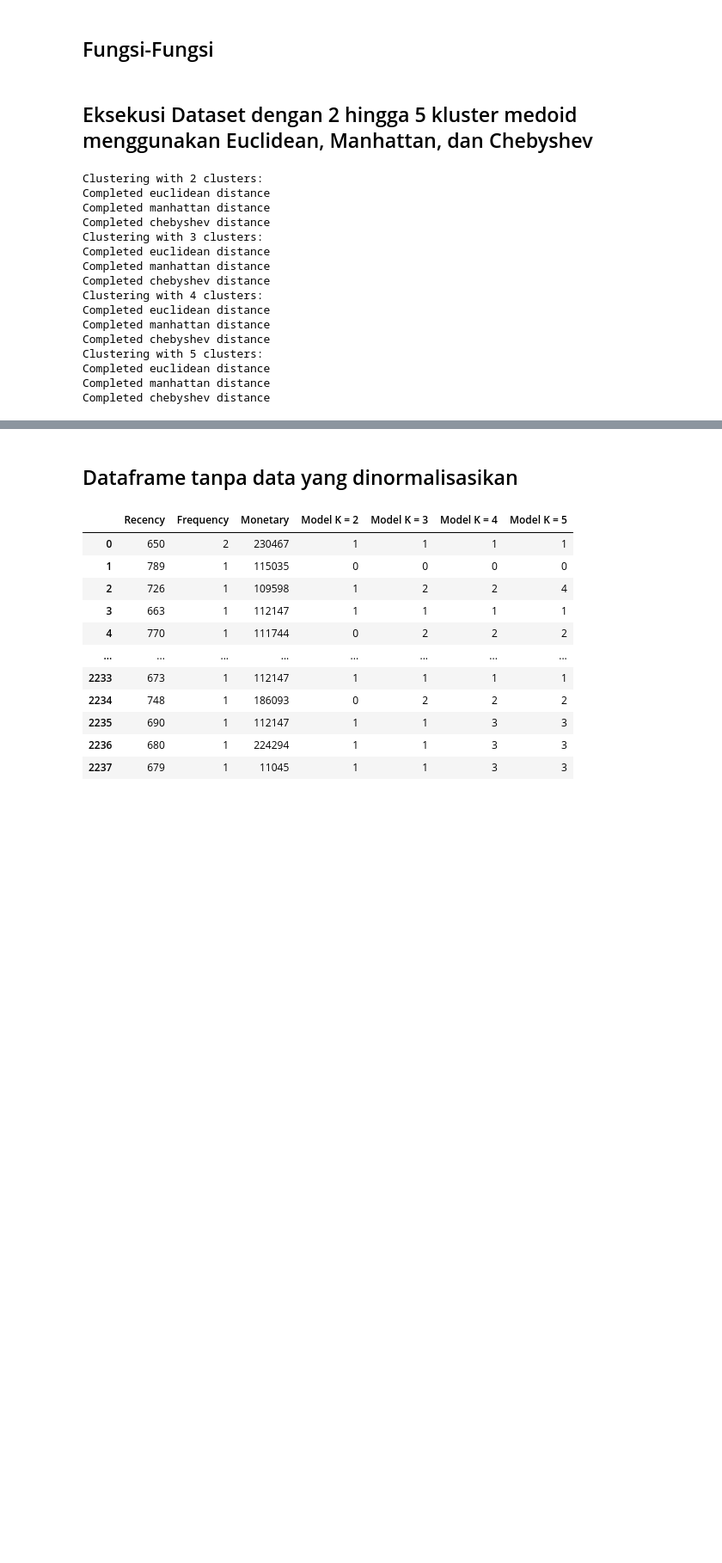
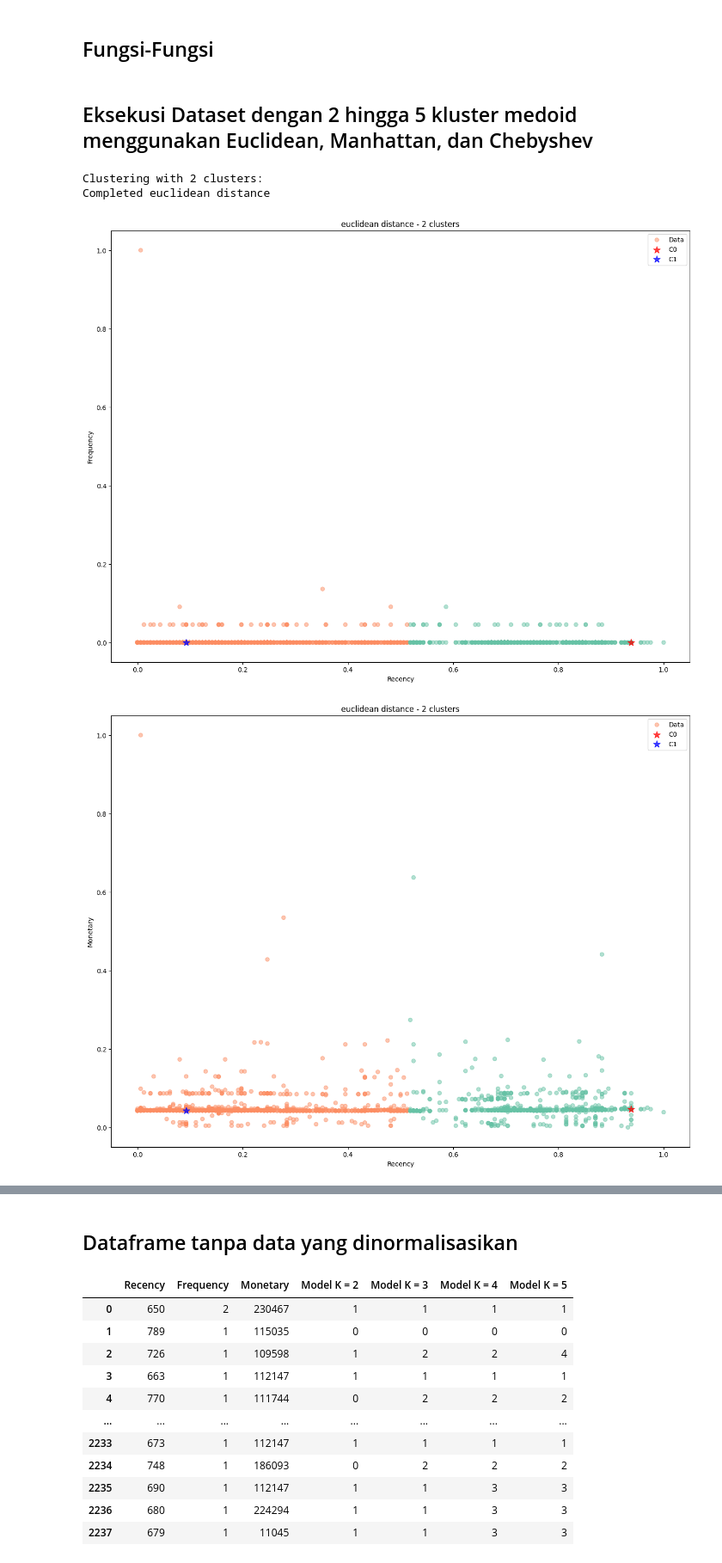
Before and after one commit to fazrigading/cluster_kmedoid, a Jupyter notebook: main.ipynb, the cells around one changed output, grey strips where cells are left out. Shown at 86% size. Cells and saved outputs as stored; diff of their text form; code cells hidden in the pictures; blank space fills up the shorter version.

Commit message:
fixed plot function

```diff
--- a/main.ipynb
+++ b/main.ipynb
@@ -130,7 +130,7 @@ def plot_clusters(data, labels, medoids, option, title, size, save=False):
       size: The size of the plot.
       save: (Optional) Whether to save the plot or not.
   """
-  colors = plt.colormaps.get_cmap('Set2')(labels)  # Gunakan colormap Set2 untuk warna cluster
+  colors = plt.get_cmap('Set2')(labels)  # Gunakan colormap Set2 untuk warna cluster
 
   # Atur ukuran grafik menggunakan variabel `size`
   plt.figure(figsize=size)
@@ -186,8 +186,8 @@ def execute(data, medoids_list, options, size, output_plots=True, save_fig=False
       # Jika output_plots bernilai True, maka tampilkan plot tiap opsi dengan pilihan distance pada kluster
       if output_plots:
         for opt in options:
-            plot_clusters(data.copy(), opt, labels, f"{distance_name} - {n_clusters} clusters",
-                          size, medoids_list[:n_clusters], save_fig)
+            plot_clusters(data.copy(), labels, medoids_list[:n_clusters],
+                          opt, f"{distance_name} - {n_clusters} clusters", size, save_fig)
 # %%
 # Sebutkan medoid untuk cluster indeks 0 hingga 4 (kluster pertama hingga kelima)
 medoids = [
@@ -208,21 +208,9 @@ list_of_labels = []
 # %% [markdown]
 ## Eksekusi Dataset dengan 2 hingga 5 kluster medoid menggunakan Euclidean, Manhattan, dan Chebyshev
 # %%
-execute(df_scaled, medoids, [opsi1, opsi2, opsi3], (16, 12), output_plots=False, output_labels=list_of_labels)
+execute(df_scaled, medoids, [opsi1, opsi2, opsi3], (16, 12), output_plots=True, save_fig=False, output_labels=list_of_labels)
 # %% [output]
 Clustering with 2 clusters:
 Completed euclidean distance
-Completed manhattan distance
-Completed chebyshev distance
-Clustering with 3 clusters:
-Completed euclidean distance
-Completed manhattan distance
-Completed chebyshev distance
-Clustering with 4 clusters:
-Completed euclidean distance
-Completed manhattan distance
-Completed chebyshev distance
-Clustering with 5 clusters:
-Completed euclidean distance
-Completed manhattan distance
-Completed chebyshev distance
+[figure, added]
+[figure, added]
```
Also changed, not shown: parts of 1 cell of this notebook.
